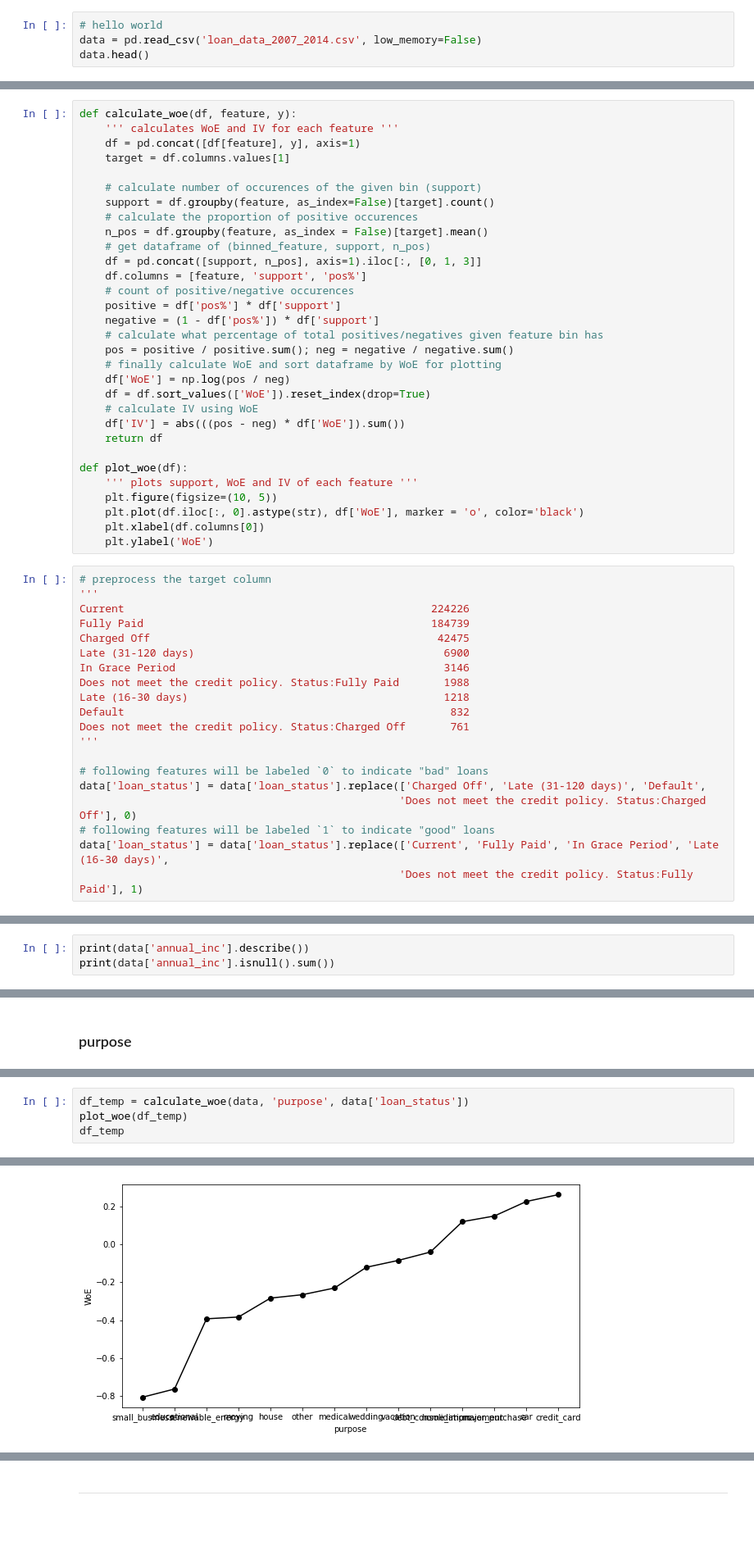
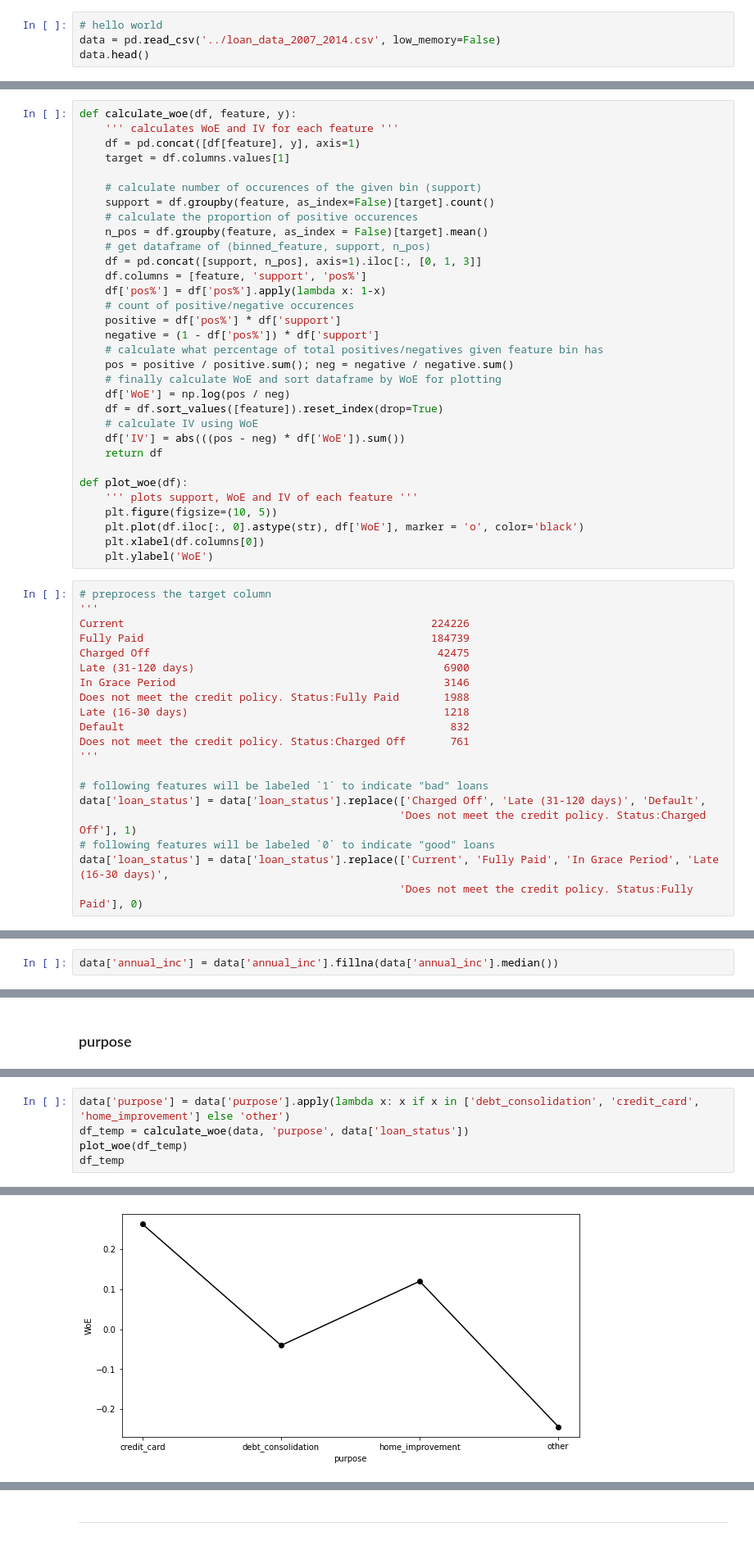
Before and after one commit to Ach113/Loan-Approval-Scoring-System, a Jupyter notebook: LoanApprovalScoring.ipynb, the cells around one changed output, grey strips where cells are left out. Shown at 82% size. Saved outputs shown, nothing was run; the diff lists cells and outputs as text.

```diff
--- a/LoanApprovalScoring.ipynb
+++ b/LoanApprovalScoring.ipynb
@@ -7,6 +15,6 @@ import seaborn as sns
 # %%
 # hello world
-data = pd.read_csv('loan_data_2007_2014.csv', low_memory=False)
+data = pd.read_csv('../loan_data_2007_2014.csv', low_memory=False)
 data.head()
 # %% [output]
 |  | id | member_id | loan_amnt | funded_amnt | funded_amnt_inv | term | int_rate | installment | grade | ... |
@@ -29,6 +37,7 @@ def calculate_woe(df, feature, y):
     # get dataframe of (binned_feature, support, n_pos)
     df = pd.concat([support, n_pos], axis=1).iloc[:, [0, 1, 3]]
     df.columns = [feature, 'support', 'pos%']
+    df['pos%'] = df['pos%'].apply(lambda x: 1-x)
     # count of positive/negative occurences
     positive = df['pos%'] * df['support']
     negative = (1 - df['pos%']) * df['support']
@@ -36,7 +45,7 @@ def calculate_woe(df, feature, y):
     pos = positive / positive.sum(); neg = negative / negative.sum()
     # finally calculate WoE and sort dataframe by WoE for plotting
     df['WoE'] = np.log(pos / neg)
-    df = df.sort_values(['WoE']).reset_index(drop=True)
+    df = df.sort_values([feature]).reset_index(drop=True)
     # calculate IV using WoE
     df['IV'] = abs(((pos - neg) * df['WoE']).sum())
     return df
@@ -61,12 +70,12 @@ Default                                                   832
 Does not meet the credit policy. Status:Charged Off       761
 '''
 
-# following features will be labeled `0` to indicate "bad" loans
+# following features will be labeled `1` to indicate "bad" loans
 data['loan_status'] = data['loan_status'].replace(['Charged Off', 'Late (31-120 days)', 'Default',
-                                                  'Does not meet the credit policy. Status:Charged Off'], 0)
-# following features will be labeled `1` to indicate "good" loans
+                                                  'Does not meet the credit policy. Status:Charged Off'], 1)
+# following features will be labeled `0` to indicate "good" loans
 data['loan_status'] = data['loan_status'].replace(['Current', 'Fully Paid', 'In Grace Period', 'Late (16-30 days)',
-                                                  'Does not meet the credit policy. Status:Fully Paid'], 1)
+                                                  'Does not meet the credit policy. Status:Fully Paid'], 0)
 # %% [markdown]
 ## Data Preprocessing
 # %%
@@ -305,5 +286,4 @@ df_temp
 # %% [markdown]
 ### annual_inc
 # %%
-print(data['annual_inc'].describe())
-print(data['annual_inc'].isnull().sum())
+data['annual_inc'] = data['annual_inc'].fillna(data['annual_inc'].median())
@@ -370,4 +357,5 @@ Name: pymnt_plan, dtype: int64
 # %%
+data['purpose'] = data['purpose'].apply(lambda x: x if x in ['debt_consolidation', 'credit_card', 'home_improvement'] else 'other')
 df_temp = calculate_woe(data, 'purpose', data['loan_status'])
 plot_woe(df_temp)
 df_temp
@@ -390 +368 @@ df_temp
-[figure, old version]
+[figure, new version]
```
Also changed, not shown: parts of 111 cells of this notebook.
